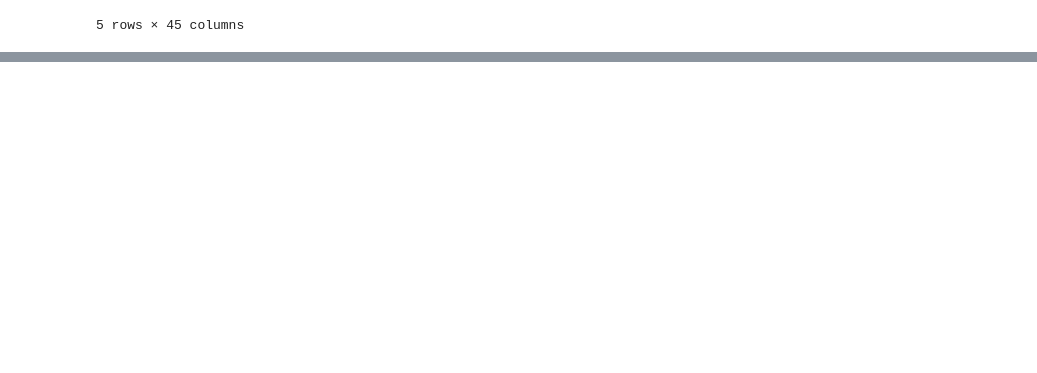
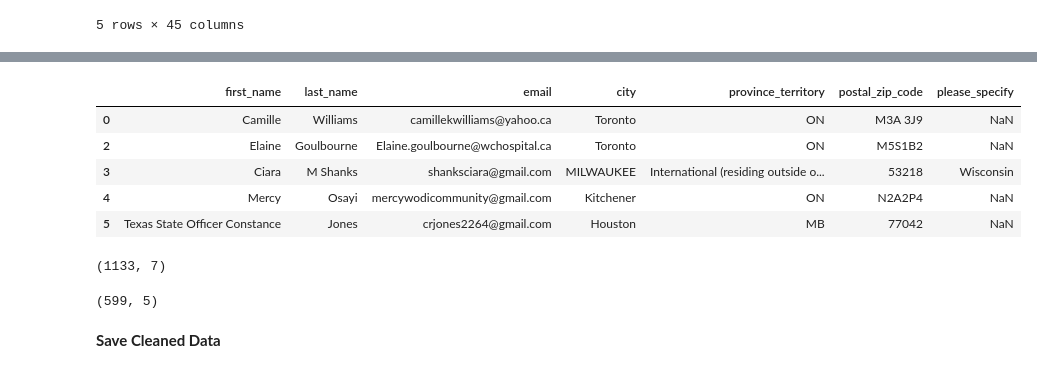
Before and after one commit to merlyn-true/event-attendee-analysis, a Jupyter notebook: notebooks/01-cleaning.ipynb, the cells around one changed output, grey strips where cells are left out. Saved outputs shown, nothing was run; the diff lists cells and outputs as text; code cells hidden in the pictures; blank space fills up the shorter version.

Commit message:
complete initial data cleaning for zoom and eventbrite data. save clean datasets

```diff
--- a/notebooks/01-cleaning.ipynb
+++ b/notebooks/01-cleaning.ipynb
@@ -6 +11,22 @@ import seaborn as sns
+# %%
+# Function to normalize DataFrame columns
+def normalize_columns(df):
+    """
+    Normalize column names by:
+    - Converting to lowercase
+    - Replacing spaces and certain special characters (- / #) with underscores
+    - Removing all other special characters (keep letters, numbers, and underscores)
+    - Collapsing multiple underscores into one
+    - Stripping leading/trailing underscores
+    """
+    new_cols = (
+        df.columns
+        .str.lower()
+        .str.replace(r'[\s\-\/#]+', '_', regex=True)      # replace space, -, /, # with _
+        .str.replace(r'[^a-z0-9_]', '', regex=True)       # remove remaining special chars
+        .str.replace(r'_+', '_', regex=True)              # collapse multiple underscores
+        .str.strip('_')                                   # trim leading/trailing _
+    )
+    df.columns = new_cols
+    return df
 # %% [markdown]
@@ -32,0 +162,40 @@ eventbrite_df_raw.head()
+# %%
+# Create copy of eventbrite data
+eventbrite_df = eventbrite_df_raw[['First Name',
+                                   'Last Name',
+                                   'Email',
+                                   'City',
+                                   'Province/Territory',
+                                   'Postal/Zip Code',
+                                   'Please specify']].copy()
+# Normailize columns
+eventbrite_df = normalize_columns(eventbrite_df)
+
+# Reset index
+eventbrite_df.reset_index(drop=True, inplace=True)
+
+# Remove rows where the first_name is 'Info Requested'
+info_requested_mask = eventbrite_df['first_name'] == 'Info Requested'
+eventbrite_df = eventbrite_df[~info_requested_mask]
+
+# Remove duplicates across first_name, last_name and email columns
+eventbrite_df = eventbrite_df.drop_duplicates(subset=['first_name', 'last_name', 'email'])
+
+eventbrite_df.head()
+# %% [output]
+|  | first_name | last_name | email | city | province_territory | postal_zip_code | please_specify |
+| 0 | Camille | Williams | camillekwilliams@yahoo.ca | Toronto | ON | M3A 3J9 | NaN |
+| 2 | Elaine | Goulbourne | Elaine.goulbourne@wchospital.ca | Toronto | ON | M5S1B2 | NaN |
+| 3 | Ciara | M Shanks | shanksciara@gmail.com | MILWAUKEE | International (residing outside o... | 53218 | Wisconsin |
+| 4 | Mercy | Osayi | mercywodicommunity@gmail.com | Kitchener | ON | N2A2P4 | NaN |
+| 5 | Texas State Officer Constance | Jones | crjones2264@gmail.com | Houston | MB | 77042 | NaN |
+# %%
+eventbrite_df.shape
+# %% [output]
+(1133, 7)
+# %%
+zoom_df.shape
+# %% [output]
+(599, 5)
+# %% [markdown]
+**Save Cleaned Data**
```
Also changed, not shown: parts of 13 cells of this notebook.
